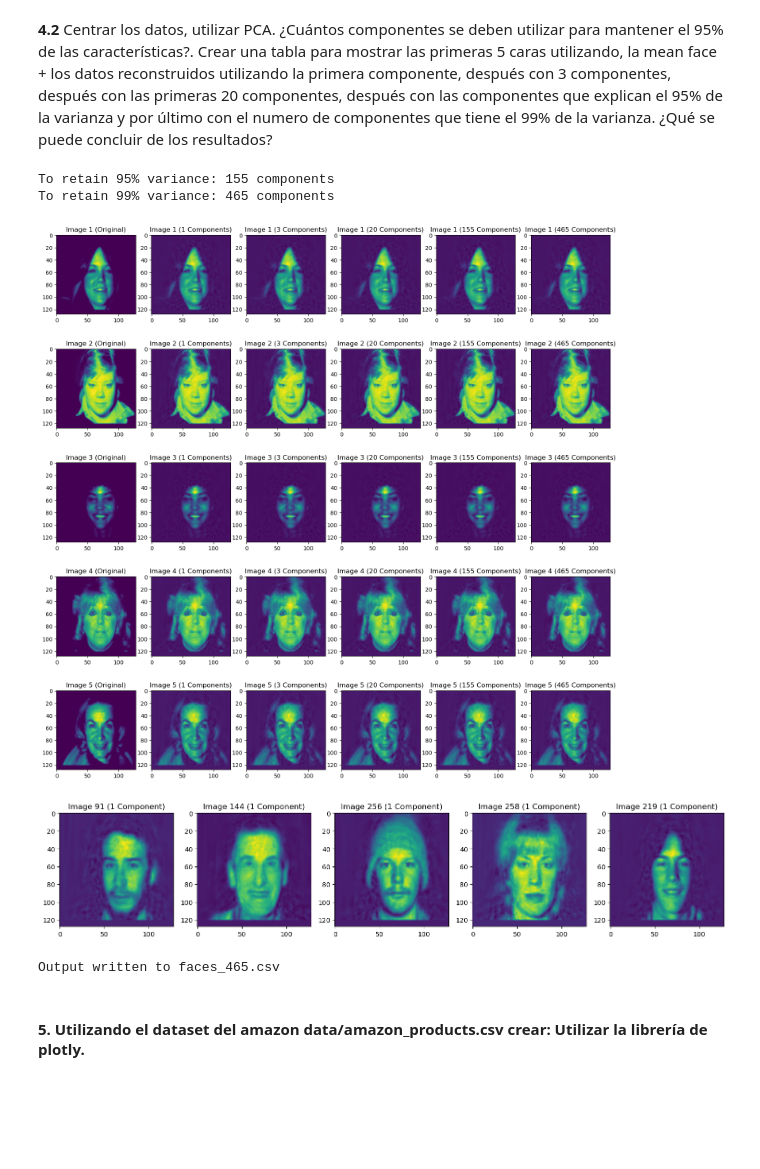
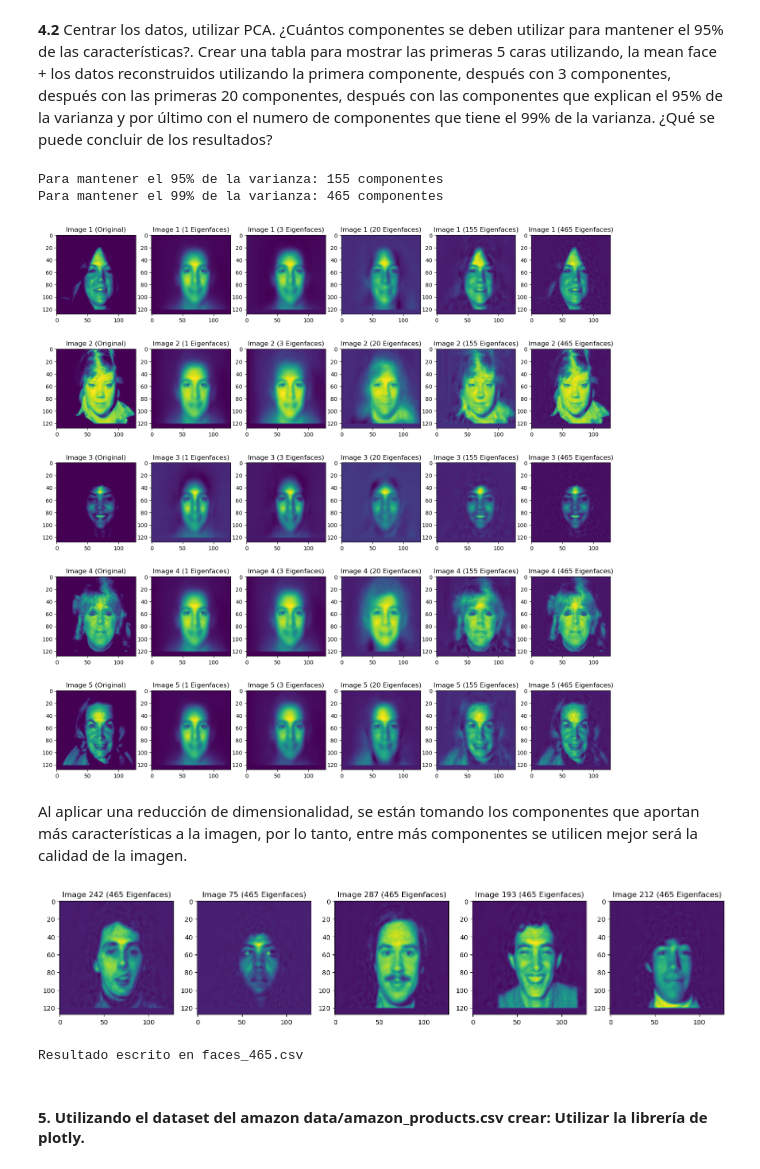
Before and after one commit to smorenova72/EST_III_UCO, a Jupyter notebook: tarea1/src/tarea_1.ipynb, the cells around one changed output. Saved outputs shown, nothing was run; the diff lists cells and outputs as text; code cells hidden in the pictures; blank space fills up the shorter version.

```diff
--- a/tarea1/src/tarea_1.ipynb
+++ b/tarea1/src/tarea_1.ipynb
@@ -465,18 +464,19 @@ plt.show()
 # %% [markdown]
 **2.8.** Utilizar python para pintar todas las ciudades en 2 dimensiones
 # %%
-pca = PCA(n_components=2)
-cities_2d = pca.fit_transform(cities_pca)
+pc1 = proj_matrix_df["CP1"]
+pc2 = proj_matrix_df["CP2"]
 
-plt.figure(figsize=(14, 10))
-plt.scatter(cities_2d[:, 0], cities_2d[:, 1], c='purple', marker='o')
+plt.figure(figsize=(15, 10))
+plt.scatter(pc1, pc2, color='purple', marker='o', label="Ciudad")
 
 for i, city in enumerate(city_names):
-    plt.text(cities_2d[i, 0], cities_2d[i, 1], city, fontsize=9, ha='right')
+    plt.text(pc1[i], pc2[i] + 0.01, city, ha='center', fontsize=9)
 
-plt.title('Cities (2 Dimensions)')
-plt.xlabel('PC 1')
-plt.ylabel('PC 2')
+plt.xlabel("Componente principal 1")
+plt.ylabel("Componente principal 2")
+plt.title("Ciudades (2D)")
+plt.legend()
 plt.grid(True)
 plt.show()
 # %% [output]
@@ -652,7 +652,7 @@ def load_images(faces):
 
     return np.array(X)
 
-def plot_image(data, label="Mean face", ax=None):
+def plot_image(data, label="Cara", ax=None):
     fn_shape = lambda X: X.reshape(128,128)
     fig = None
     if ax is None:
@@ -666,5 +666,5 @@ Tr = load_images(train_faces)
 Tr_mean = np.mean(Tr, axis=0)
 Tr_center = Tr - Tr_mean
 
-plot_image(Tr_mean)
+plot_image(Tr_mean, label="Cara promedio")
 # %% [output]
@@ -682,25 +681,19 @@ cum_variance = np.cumsum(pca.explained_variance_ratio_)
 comps_95 = np.argmax(cum_variance >= 0.95) + 1
 comps_99 = np.argmax(cum_variance >= 0.99) + 1
 
-print(f"To retain 95% variance: {comps_95} components")
-print(f"To retain 99% variance: {comps_99} components")
+print(f"Para mantener el 95% de la varianza: {comps_95} componentes")
+print(f"Para mantener el 99% de la varianza: {comps_99} componentes")
 # %% [output]
-To retain 95% variance: 155 components
-To retain 99% variance: 465 components
+Para mantener el 95% de la varianza: 155 componentes
+Para mantener el 99% de la varianza: 465 componentes
 # %%
-def rebuild_images(center, mean, n):
-    pca.n_components = n
-    reduced = pca.transform(center)
-    rebuilt = pca.inverse_transform(reduced)
-    return rebuilt + mean
-
+eigen_faces = pca.components_
 c =  [1,3,20,comps_95,comps_99]
 fig, ax = plt.subplots(5,6,figsize=(18,18))
 
 for i in range(0, 5):
     plot_image(Tr[i], label=f"Image {i+1} (Original)", ax=ax[i,0])
-    rebuilt_faces = rebuild_images(Tr_center, Tr_mean, c[i])
     for j in range(0, 5):
-        plot_image(rebuilt_faces[j], label=f"Image {j+1} ({c[i]} Components)", ax=ax[j,i+1])
+        plot_image(Tr_mean + np.sum(np.dot(Tr_proj[i].reshape(1,-1)[:,:c[j]],eigen_faces[:c[j],:]),axis=0), ax=ax[i, j+1], label=f"Image {i+1} ({c[j]} Eigenfaces)")
 # %% [output]
-[figure, old version]
+[figure, new version]
@@ -709,34 +700,32 @@ for i in range(0, 5):
+# %% [markdown]
+Al aplicar una reducción de dimensionalidad, se están tomando los componentes que aportan más características a la imagen, por lo tanto, entre más componentes se utilicen mejor será la calidad de la imagen.
 # %%
 Te = load_images(test_faces)
 
 Te_center = Te - Tr_mean
 Te_proj = np.dot(Te_center, pca.components_.T)
 
 first_comps = Te_proj[:, 0]
 
-rebuilt_faces = rebuild_images(Te_center, Tr_mean, 1)
-
 fig, ax = plt.subplots(1, 5, figsize=(15, 3))
 
-for i in range(len(test_faces)):
-    if (i < 5):
-        r = random.randint(0,len(test_faces)-1)
-        ax[i].imshow(rebuilt_faces[r].reshape(128, 128))
-        ax[i].set_title(f"Image {r+1} (1 Component)")
+for i in range(5):
+    r = random.randint(0,len(test_faces)-1)
+    plot_image(Tr_mean + np.sum(np.dot(Tr_proj[r].reshape(1,-1)[:,:comps_99],eigen_faces[:comps_99,:]),axis=0), ax=ax[i], label=f"Image {r+1} ({comps_99} Eigenfaces)")
 
 plt.tight_layout()
 plt.show()
 
 output = pd.DataFrame({
     'id': test_faces,
     'label': first_comps
 })
 
 output.to_csv('faces_465.csv', index=False)
-print("Output written to faces_465.csv")
+print("Resultado escrito en faces_465.csv")
 # %% [output]
-[figure, old version]
+[figure, new version]
-Output written to faces_465.csv
+Resultado escrito en faces_465.csv
 # %% [markdown]
 #### **5.** Utilizando el dataset del amazon data/amazon_products.csv crear: Utilizar la librería de plotly.
 # %% [markdown]
```
Also changed, not shown: parts of 41 cells of this notebook, 35 other files.
